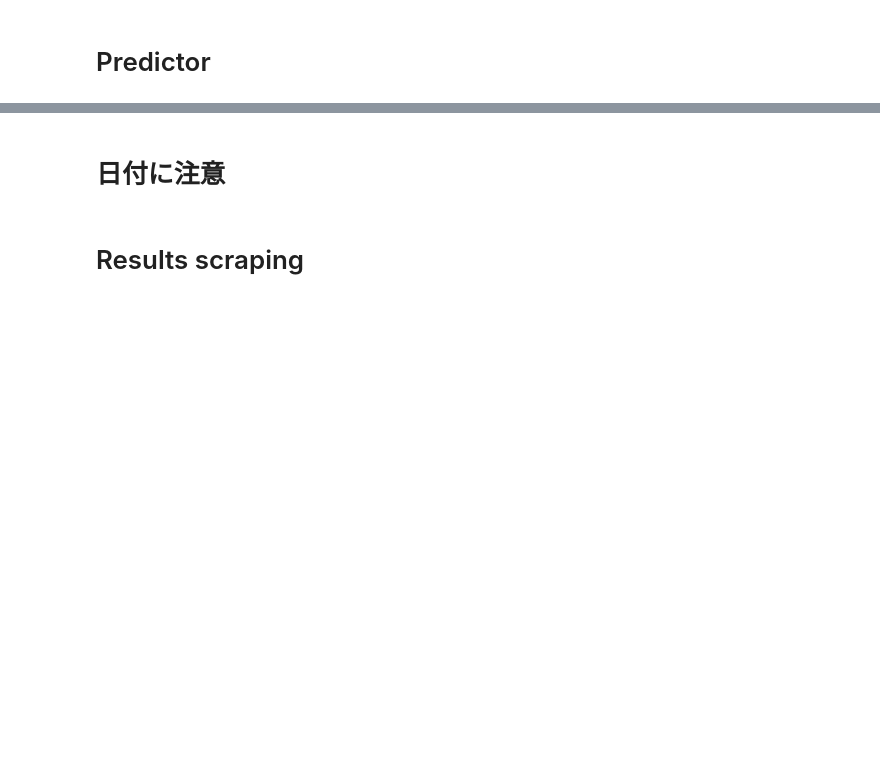
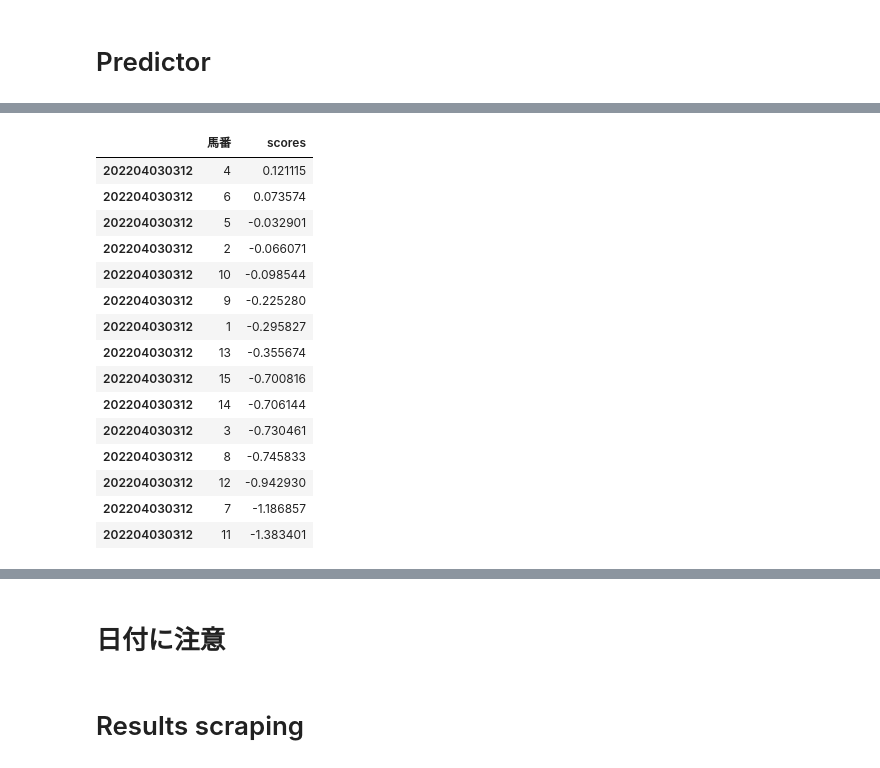
Before and after one commit to yodarjeering/horse, a Jupyter notebook: Rank.ipynb, the cells around one changed output, grey strips where cells are left out. Saved outputs shown, nothing was run; the diff lists cells and outputs as text; code cells hidden in the pictures; blank space fills up the shorter version.

```diff
--- a/Rank.ipynb
+++ b/Rank.ipynb
@@ -572,0 +519,20 @@ pt.show_results_today()
+# %%
+pred_df = tsl.return_pred_table(data_c.loc[202204030312])
+pred_df
+# %% [output]
+|  | 馬番 | scores |
+| 202204030312 | 4 | 0.121115 |
+| 202204030312 | 6 | 0.073574 |
+| 202204030312 | 5 | -0.032901 |
+| 202204030312 | 2 | -0.066071 |
+| 202204030312 | 10 | -0.098544 |
+| 202204030312 | 9 | -0.225280 |
+| 202204030312 | 1 | -0.295827 |
+| 202204030312 | 13 | -0.355674 |
+| 202204030312 | 15 | -0.700816 |
+| 202204030312 | 14 | -0.706144 |
+| 202204030312 | 3 | -0.730461 |
+| 202204030312 | 8 | -0.745833 |
+| 202204030312 | 12 | -0.942930 |
+| 202204030312 | 7 | -1.186857 |
+| 202204030312 | 11 | -1.383401 |
```
Also changed, not shown: parts of 54 cells of this notebook, 3 other files.
